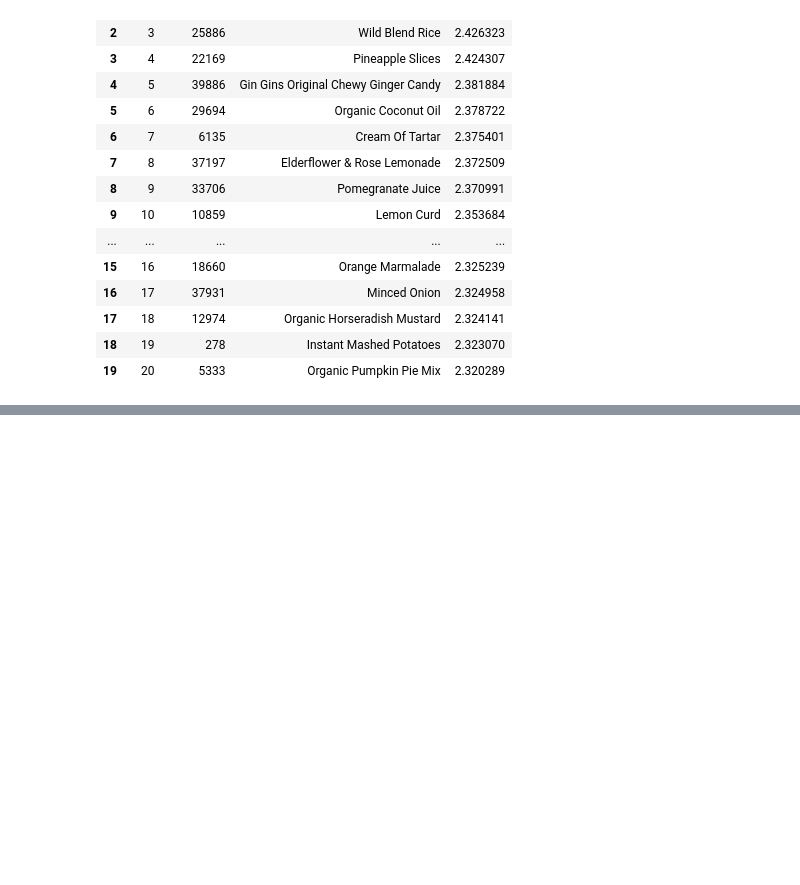
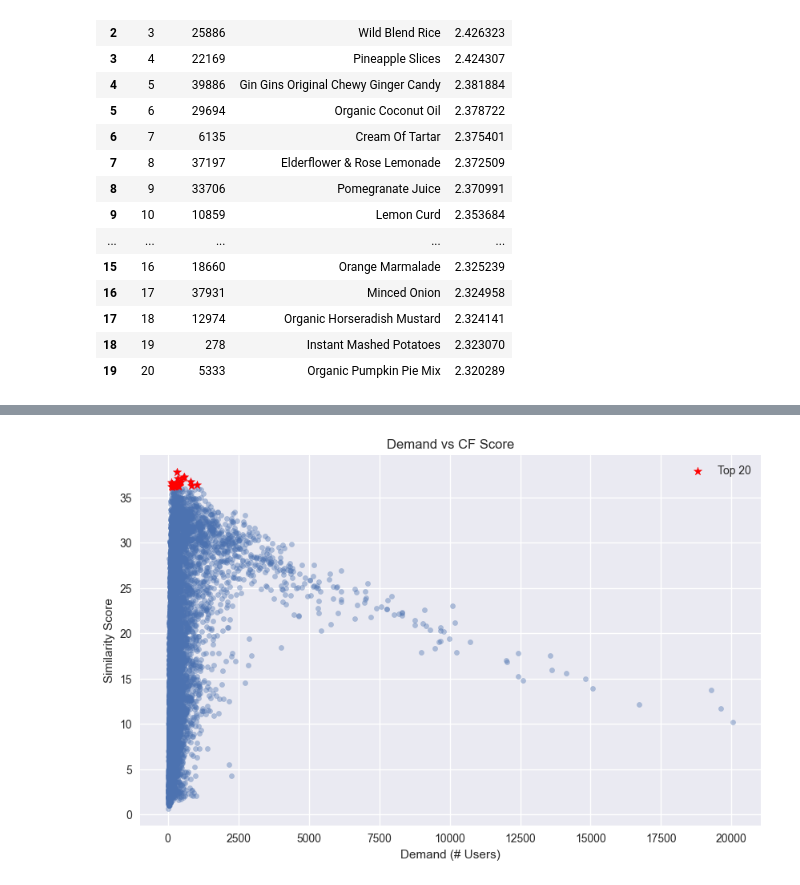
Before and after one commit to kevin-polackal/DS4420-final-project, a Jupyter notebook: item_item_cf.ipynb, the cells around one changed output, grey strips where cells are left out. Saved outputs shown, nothing was run; the diff lists cells and outputs as text; code cells hidden in the pictures; blank space fills up the shorter version.

```diff
--- a/item_item_cf.ipynb
+++ b/item_item_cf.ipynb
@@ -137,0 +160,28 @@ results_df
+# %%
+# We expect our cf approach to have picked items that are not very in demand, but have good similarity scores.
+# This is because we mask out known interactions/demand, and are only predicting for unknown interactions.
+item_demand = order_matrix_df.sum(axis=0)
+
+plot_df = pd.DataFrame({
+    'product_id': product_ids,
+    'demand': [item_demand[pid] for pid in product_ids],
+    'sim_score': item_cf_scores
+})
+
+plt.figure(figsize=(10, 6))
+plt.scatter(plot_df['demand'], plot_df['sim_score'], alpha=0.4, s=20)
+
+# Differentiate our top K
+plt.scatter(
+    [item_demand[product_ids[i]] for i in top_k],
+    [item_cf_scores[i] for i in top_k],
+    color='red', s=60, marker='*', label=f'Top {K}'
+)
+
+plt.xlabel('Demand (# Users)')
+plt.ylabel('Similarity Score')
+plt.title('Demand vs CF Score')
+plt.legend()
+plt.show()
+# %% [output]
+[figure, added]
```
Also changed, not shown: parts of 6 cells of this notebook.
